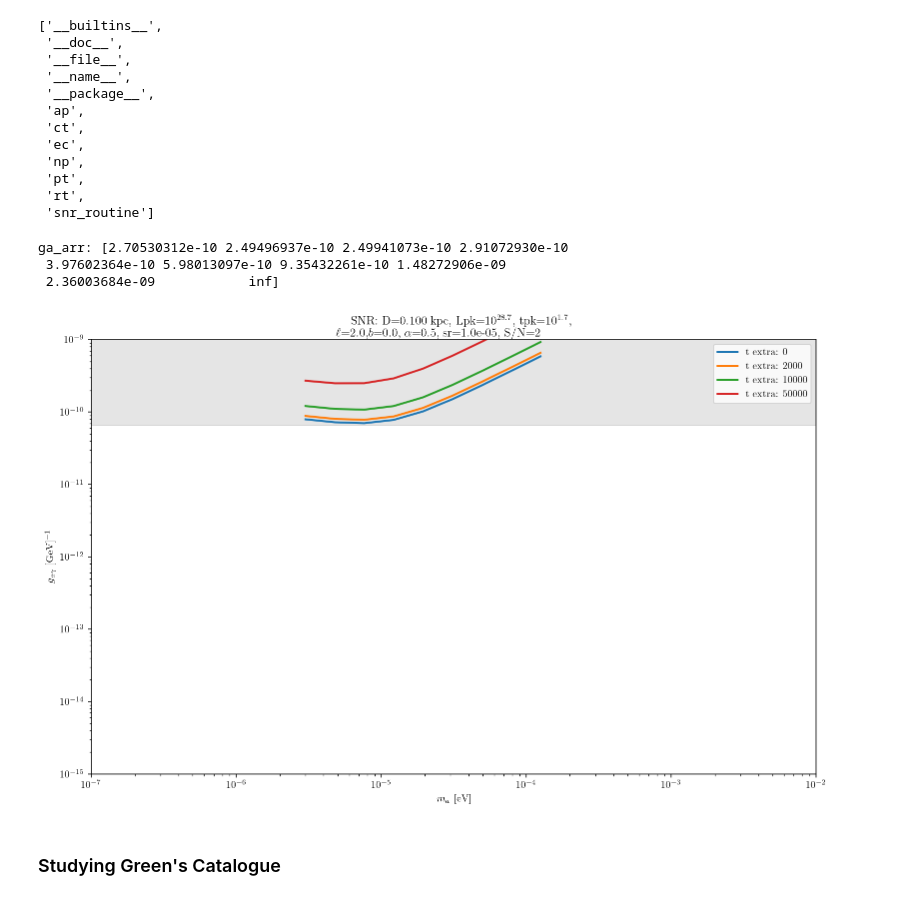
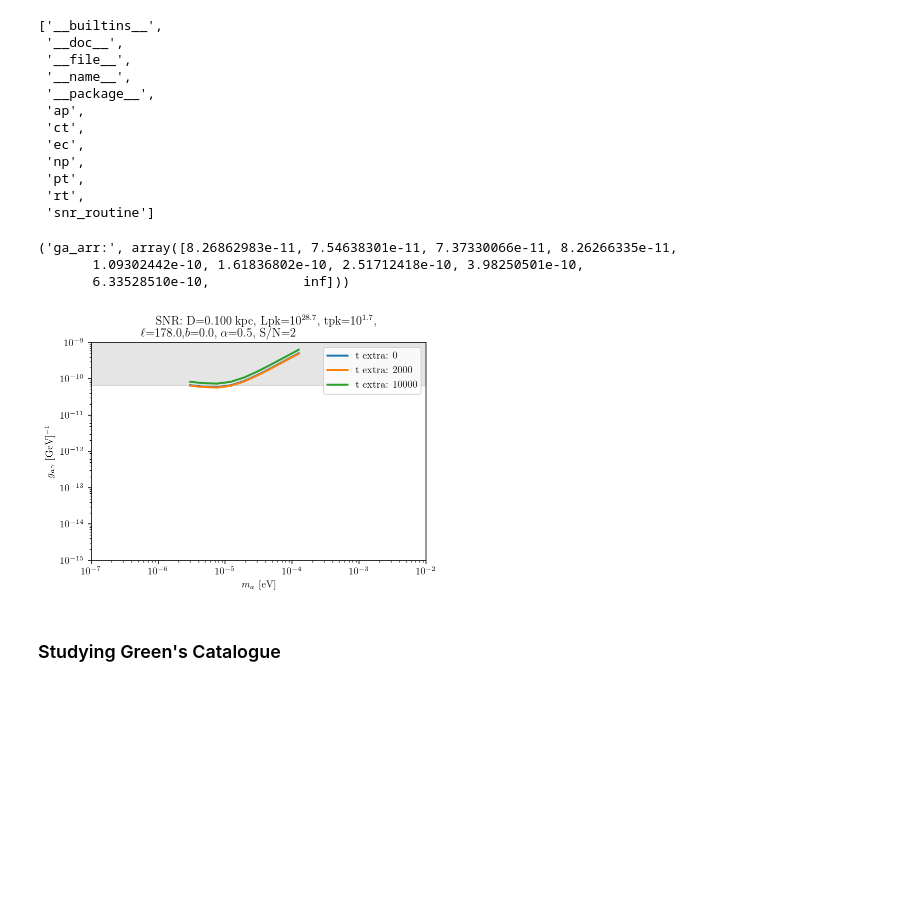
Before and after one commit to ManuelBuenAbad/snr_ghosts, a Jupyter notebook: workspace_notebooks/ws-7_model.ipynb, the cells around one changed output. Saved outputs shown, nothing was run; the diff lists cells and outputs as text; code cells hidden in the pictures; blank space fills up the shorter version.

```diff
--- a/workspace_notebooks/ws-7_model.ipynb
+++ b/workspace_notebooks/ws-7_model.ipynb
@@ -76,7 +76,7 @@ dir(md)
 test_snr = dt.SuperNovaRemnant()
 test_snr.__dict__ = {
     'Lpk': 10**(25.5+1.6*2),
-    'age': 1.e4,
+    'age': 1.e3,
     'alpha': 0.5,
     'ang_size': None,
     'b': 0.,
@@ -85,8 +85,8 @@ test_snr.__dict__ = {
     'is_flux_certain': False,
     'is_spectral_certain': False,
     'is_type_certain': True,
-    #'l': 178.,
-    'l': 2.,
+    'l': 178.,
+#     'l': 2.,
     'name': 'test',
     'no_dist': False,
     'no_flux': False,
@@ -97,7 +97,7 @@ test_snr.__dict__ = {
     'type': 'S'}
 # %%
 # t_extra_old = 5.e4
-t_extra_arr = [0., 2000., 1.e4, 5.e4]
+t_extra_arr = [0., 2000., 1.e4]
 t_age = None #set in snr.__dict__
 t_trans_over_t_peak = 30.
 ma_arr = np.logspace(np.log10(3e-6), np.log10(2e-4), 10)
@@ -166,39 +166,38 @@ for idx, t_extra_old in enumerate(t_extra_arr):
         if best_ga > ga_arr[0]:
             best_snr = snr
             best_ga = ga_arr[0]
     #     if counter == 2:
     #         break
 
 ga_cast = 6.5e-11
 plt.fill_between([1e-7, 1e-2], ga_cast, 1, color='grey', alpha=0.2)
 
 plt.xscale('log')
 plt.yscale('log')
 plt.ylim(1e-15, 1e-9)
 plt.xlim(1e-7, 1e-2)
 plt.xlabel('$m_a$ [eV]')
 plt.ylabel('$g_{a\gamma}$ [GeV]$^{-1}$')
 plt.legend(loc='best')
 
 
-title_str = r"SNR: D={D:.3f} kpc, Lpk=10$^{{{log10Lpk:.1f}}}$, tpk=10$^{{{log10tpk:.1f}}}$,\\$\ell$={ell:.1f},$b$={b:.1f}, $\alpha$={alpha:.1f}, sr={sr:.1e}, S/N={sn:.0f}"
+title_str = r"SNR: D={D:.3f} kpc, Lpk=10$^{{{log10Lpk:.1f}}}$, tpk=10$^{{{log10tpk:.1f}}}$,\\$\ell$={ell:.1f},$b$={b:.1f}, $\alpha$={alpha:.1f}, S/N={sn:.0f}"
 title = title_str.format(D=snr.distance,
                          log10Lpk=np.log10(snr.Lpk),
                          log10tpk=np.log10(snr.tpk),
                          ell=snr.l,
                          b=snr.b,
                          alpha=snr.alpha,
-                         sr=snr.sr,
                          sn=sig_noi_thres)
 
 plt.title(title)
 
 print('ga_arr:',  ga_arr)
 # %% [output]
-ga_arr: [2.70530312e-10 2.49496937e-10 2.49941073e-10 2.91072930e-10
- 3.97602364e-10 5.98013097e-10 9.35432261e-10 1.48272906e-09
- 2.36003684e-09            inf]
+('ga_arr:', array([8.26862983e-11, 7.54638301e-11, 7.37330066e-11, 8.26266335e-11,
+       1.09302442e-10, 1.61836802e-10, 2.51712418e-10, 3.98250501e-10,
+       6.33528510e-10,            inf]))
-[figure, old version]
+[figure, new version]
 # %% [markdown]
 ### Studying Green's Catalogue
 # %%
```
Also changed, not shown: parts of 10 cells of this notebook.
